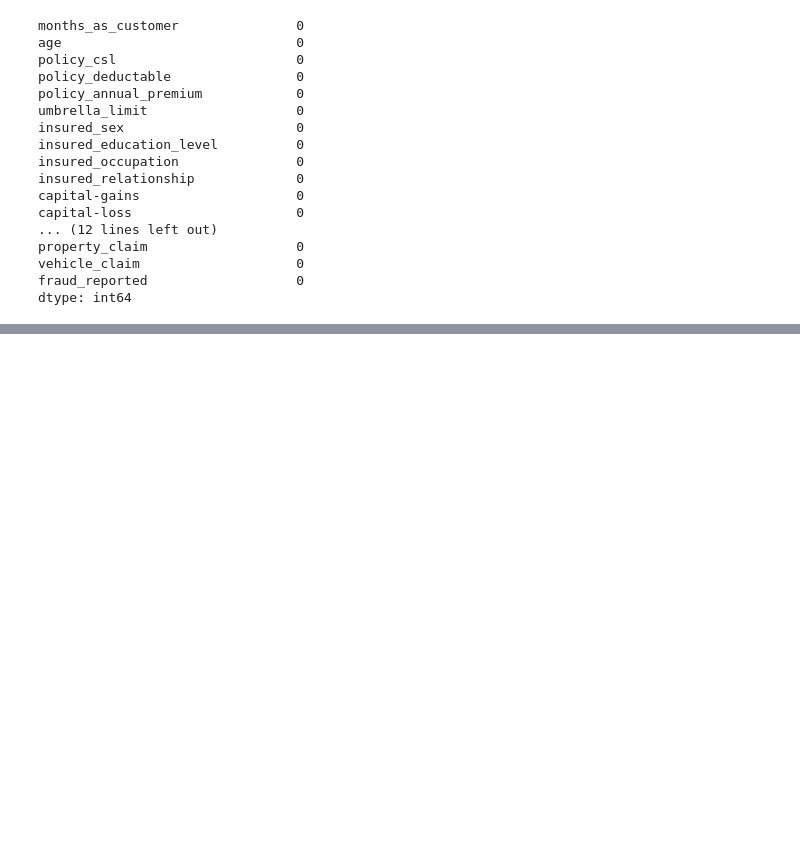
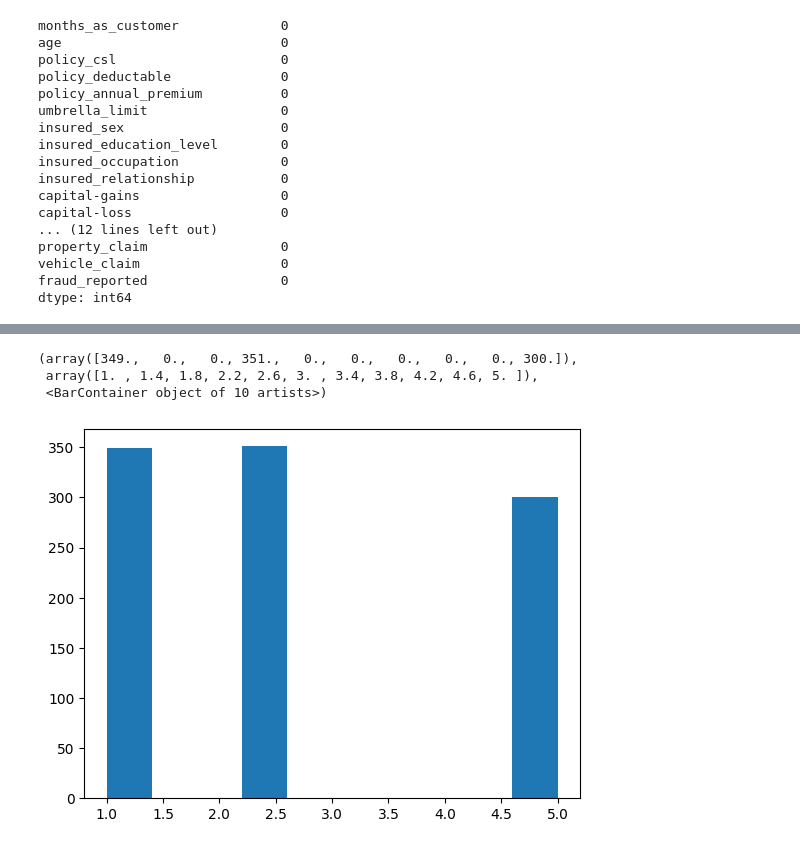
Before and after one commit to omkarpawar1430/Insurance-Fraud-Detection, a Jupyter notebook: EDA/EDA_Insurance_Fraud_Detection_Raw.ipynb, the cells around one changed output, grey strips where cells are left out. Drawn from its saved outputs; the diff is of its cells as text; code cells hidden in the pictures; blank space fills up the shorter version.

```diff
--- a/EDA/EDA_Insurance_Fraud_Detection_Raw.ipynb
+++ b/EDA/EDA_Insurance_Fraud_Detection_Raw.ipynb
@@ -236 +271,3 @@ nan values are still there...???
+# %%
+df.drop(labels=['Unnamed: 0'], axis=1, inplace= True)
 # %%
@@ -268,0 +293,5 @@ NameError: name 'd' is not defined
+# %%
+# separating numerical and categorical features:
+
+cat_df = df.select_dtypes(include=('object'))
+num_df = df.select_dtypes(include=('number'))
@@ -268,0 +321,16 @@ NameError: name 'd' is not defined
+# %%
+# custom mapping for ordinal encoding:
+cat_df['policy_csl'] = cat_df['policy_csl'].map({'100/300' : 1, '250/500' : 2.5 ,'500/1000':5})
+cat_df['insured_education_level'] = cat_df['insured_education_level'].map({'JD' : 1, 'High School' : 2,'College':3,'Masters':4,'Associate':5,'MD':6,'PhD':7})
+cat_df['incident_severity'] = cat_df['incident_severity'].map({'Trivial Damage' : 1, 'Minor Damage' : 2,'Major Damage':3,'Total Loss':4})
+
+# for binary features we will use label encoding:
+cat_df['insured_sex'] = cat_df['insured_sex'].map({'FEMALE' : 0, 'MALE' : 1})
+cat_df['property_damage'] = cat_df['property_damage'].map({'NO' : 0, 'YES' : 1})
+cat_df['police_report_available'] = cat_df['police_report_available'].map({'NO' : 0, 'YES' : 1})
+cat_df['fraud_reported'] = cat_df['fraud_reported'].map({'N' : 0, 'Y' : 1})
+
+
+# Apply one-hot encoding for nominal features:
+for col in cat_df.drop(columns=['policy_csl','insured_education_level','incident_severity','insured_sex','property_damage','police_report_available','fraud_reported']).columns:
+    cat_df= pd.get_dummies(cat_df, columns=[col], prefix = [col], drop_first=True)
@@ -268,0 +348,3 @@ NameError: name 'd' is not defined
+# %%
+# combining the Numerical and categorical dataframes to get the final dataset
+final_df=pd.concat([num_df,cat_df], axis=1)
@@ -268,0 +368,9 @@ NameError: name 'd' is not defined
+# %%
+# we'll look at the distribution of data in some columns now
+plt.hist(final_df['policy_csl'])
+# we  can see that for almost all categories of CSL the data is uniformly distributed
+# %% [output]
+(array([349.,   0.,   0., 351.,   0.,   0.,   0.,   0.,   0., 300.]),
+ array([1. , 1.4, 1.8, 2.2, 2.6, 3. , 3.4, 3.8, 4.2, 4.6, 5. ]),
+ <BarContainer object of 10 artists>)
+[figure, added]
```
Also changed, not shown: parts of 35 cells of this notebook, 4 other files.
